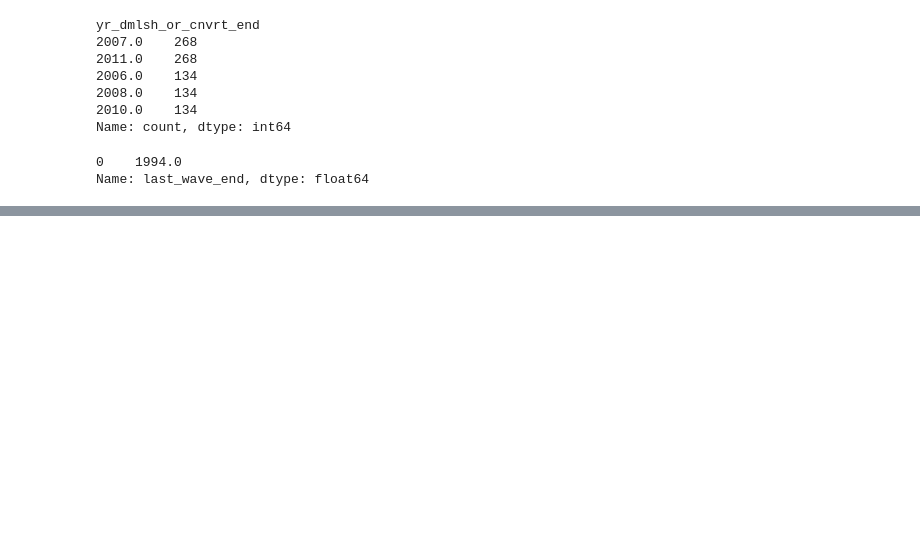
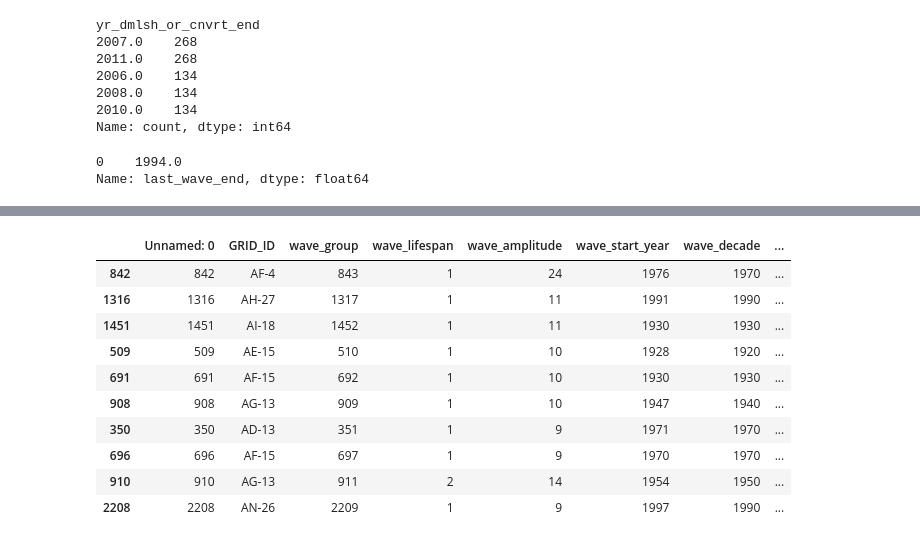
Before and after one commit to uchicago-justice-project/decreasing-homicide-waves, a Jupyter notebook: hom_decrease_2.ipynb, the cells around one changed output, grey strips where cells are left out. Cells and saved outputs as stored; diff of their text form; code cells hidden in the pictures; blank space fills up the shorter version.

```diff
--- a/hom_decrease_2.ipynb
+++ b/hom_decrease_2.ipynb
@@ -130,0 +158,14 @@ plt.show()
+# %%
+wave_metrics.nlargest(10, 'wave_intensity')
+# %% [output]
+|  | Unnamed: 0 | GRID_ID | wave_group | wave_lifespan | wave_amplitude | wave_start_year | wave_decade | ... |
+| 842 | 842 | AF-4 | 843 | 1 | 24 | 1976 | 1970 | ... |
+| 1316 | 1316 | AH-27 | 1317 | 1 | 11 | 1991 | 1990 | ... |
+| 1451 | 1451 | AI-18 | 1452 | 1 | 11 | 1930 | 1930 | ... |
+| 509 | 509 | AE-15 | 510 | 1 | 10 | 1928 | 1920 | ... |
+| 691 | 691 | AF-15 | 692 | 1 | 10 | 1930 | 1930 | ... |
+| 908 | 908 | AG-13 | 909 | 1 | 10 | 1947 | 1940 | ... |
+| 350 | 350 | AD-13 | 351 | 1 | 9 | 1971 | 1970 | ... |
+| 696 | 696 | AF-15 | 697 | 1 | 9 | 1970 | 1970 | ... |
+| 910 | 910 | AG-13 | 911 | 2 | 14 | 1954 | 1950 | ... |
+| 2208 | 2208 | AN-26 | 2209 | 1 | 9 | 1997 | 1990 | ... |
```
Also changed, not shown: parts of 12 cells of this notebook.
